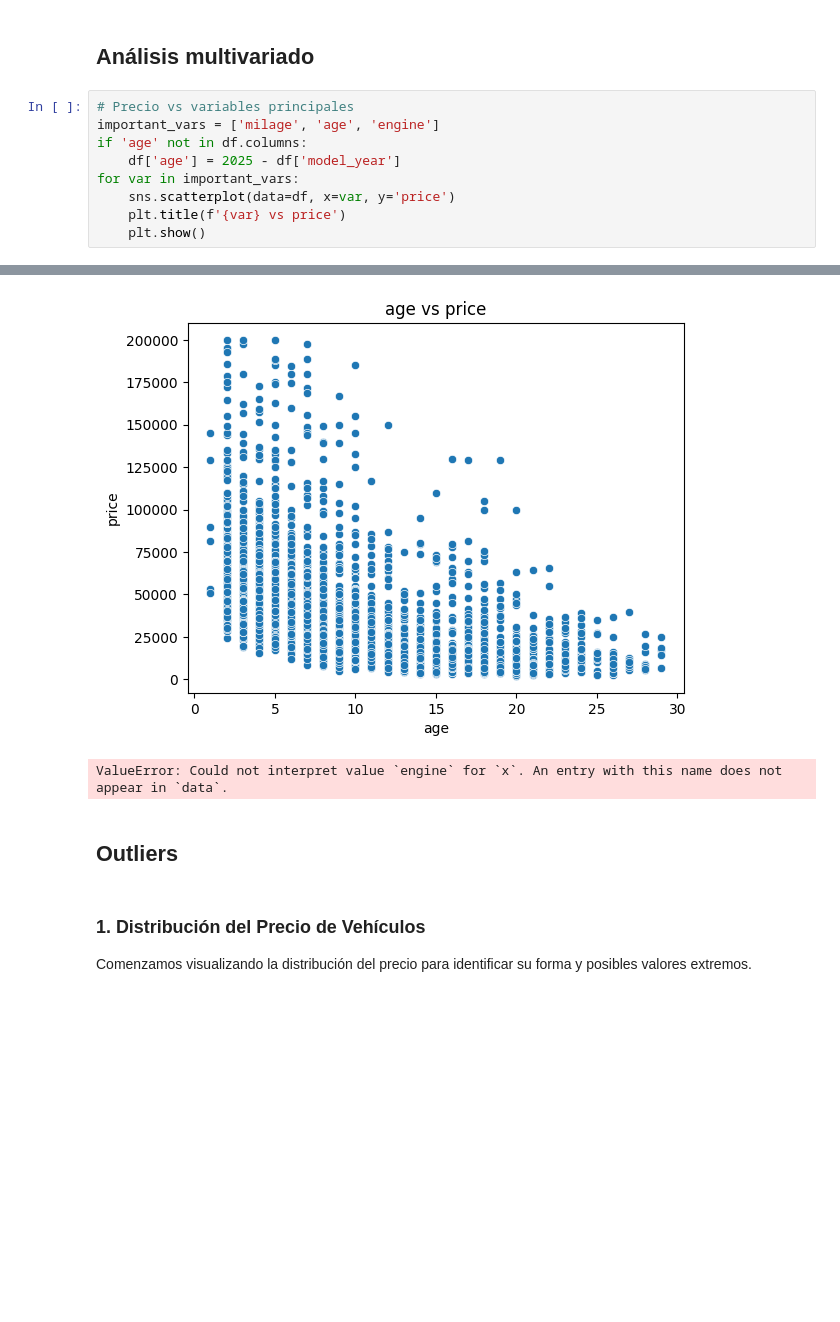
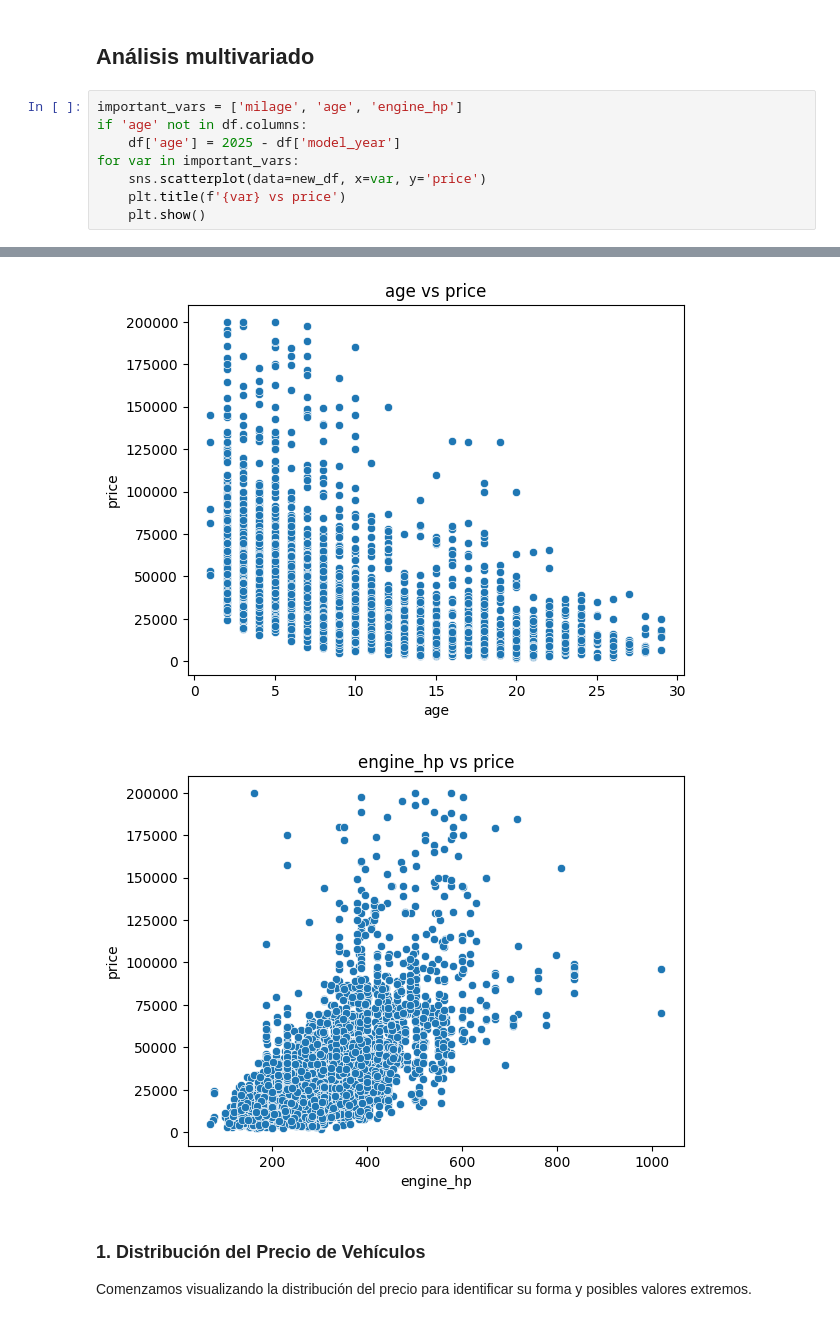
Before and after one commit to mariasuescum/Regression-of-Used-Car-Prices-Project, a Jupyter notebook: used-cars.ipynb, the cells around one changed output, grey strips where cells are left out. Saved outputs shown, nothing was run; the diff lists cells and outputs as text; blank space fills up the shorter version.

```diff
--- a/used-cars.ipynb
+++ b/used-cars.ipynb
@@ -629,20 +691,17 @@ Su rendimiento no varía drásticamente entre distintas particiones del conjunto
 # %% [markdown]
 ## Análisis multivariado
 # %%
-# Precio vs variables principales
-important_vars = ['milage', 'age', 'engine']
+important_vars = ['milage', 'age', 'engine_hp']
 if 'age' not in df.columns:
     df['age'] = 2025 - df['model_year']
 for var in important_vars:
-    sns.scatterplot(data=df, x=var, y='price')
+    sns.scatterplot(data=new_df, x=var, y='price')
     plt.title(f'{var} vs price')
     plt.show()
 # %% [output]
 [figure]
 [figure]
-ValueError: Could not interpret value `engine` for `x`. An entry with this name does not appear in `data`.
+[figure, added]
-# %% [markdown]
-## Outliers
 # %% [markdown]
 ### 1. Distribución del Precio de Vehículos
 Comenzamos visualizando la distribución del precio para identificar su forma y posibles valores extremos.
```
Also changed, not shown: parts of 13 cells of this notebook.
